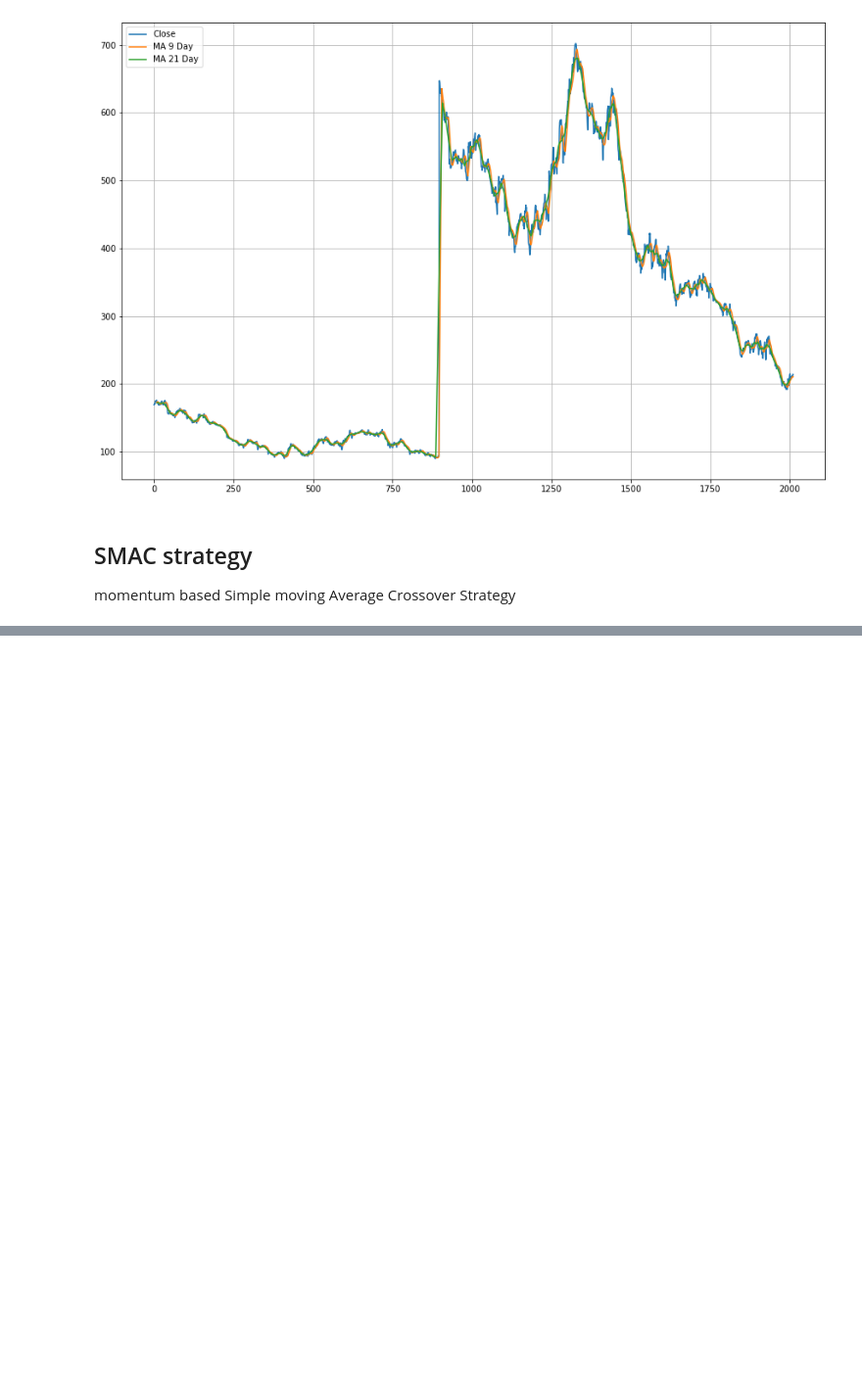
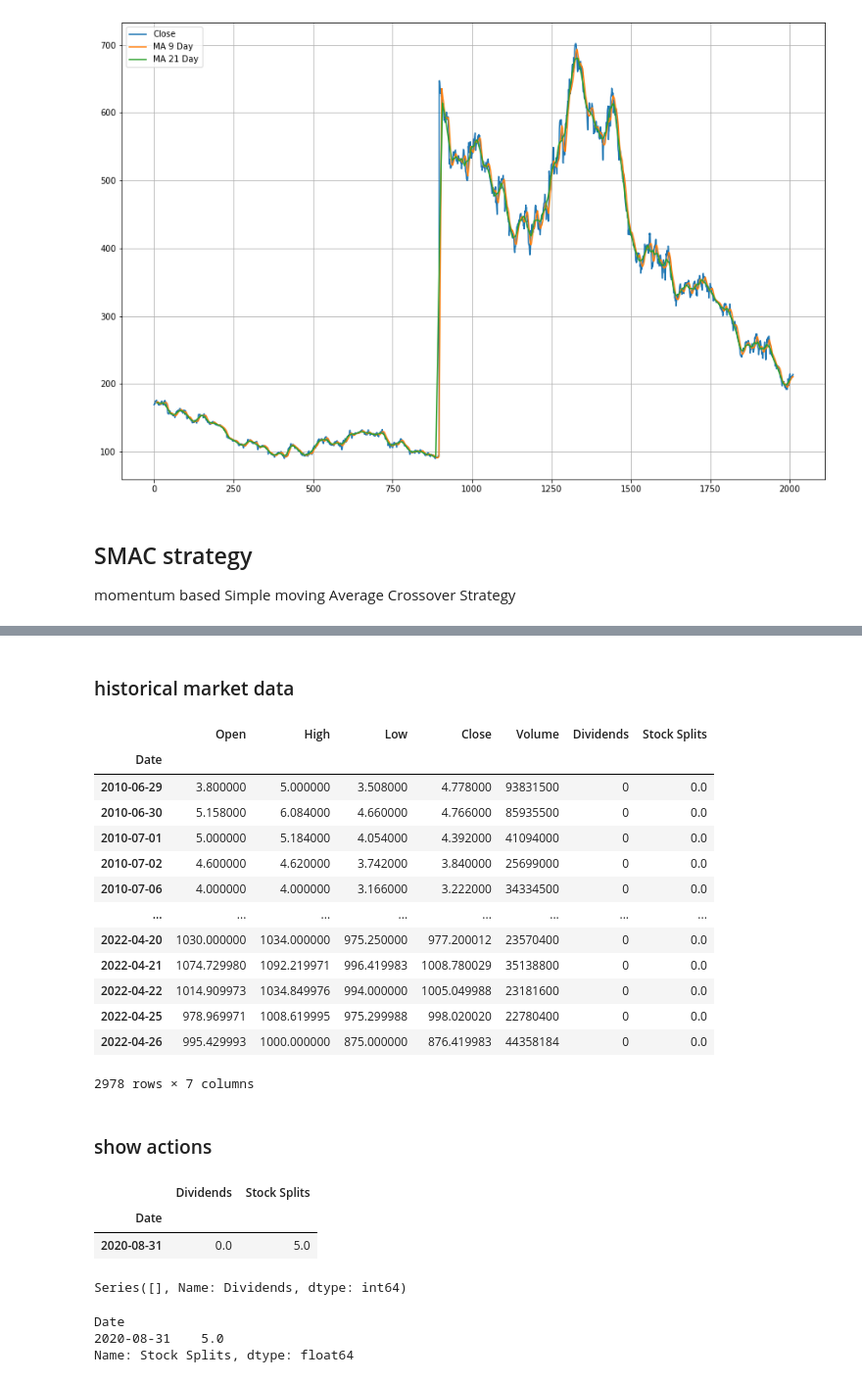
Before and after one commit to tonymbennett5/Quand, a Jupyter notebook: Analysis .ipynb, the cells around one changed output, grey strips where cells are left out. Shown at 98% size. Saved outputs shown, nothing was run; the diff lists cells and outputs as text; code cells hidden in the pictures; blank space fills up the shorter version.

```diff
--- a/Analysis .ipynb
+++ b/Analysis .ipynb
@@ -181,0 +215,3 @@ momentum based Simple moving Average Crossover Strategy
+# %%
+# looking at tesla
+tsla = yf.Ticker('TSLA')
@@ -181,0 +240,38 @@ momentum based Simple moving Average Crossover Strategy
+# %% [markdown]
+### historical market data
+# %%
+history_tsla = tsla.history(period = 'max')
+history_tsla
+# %% [output]
+|  | Open | High | Low | Close | Volume | Dividends | Stock Splits |
+| Date |  |  |  |  |  |  |  |
+| 2010-06-29 | 3.800000 | 5.000000 | 3.508000 | 4.778000 | 93831500 | 0 | 0.0 |
+| 2010-06-30 | 5.158000 | 6.084000 | 4.660000 | 4.766000 | 85935500 | 0 | 0.0 |
+| 2010-07-01 | 5.000000 | 5.184000 | 4.054000 | 4.392000 | 41094000 | 0 | 0.0 |
+| 2010-07-02 | 4.600000 | 4.620000 | 3.742000 | 3.840000 | 25699000 | 0 | 0.0 |
+| 2010-07-06 | 4.000000 | 4.000000 | 3.166000 | 3.222000 | 34334500 | 0 | 0.0 |
+| ... | ... | ... | ... | ... | ... | ... | ... |
+| 2022-04-20 | 1030.000000 | 1034.000000 | 975.250000 | 977.200012 | 23570400 | 0 | 0.0 |
+| 2022-04-21 | 1074.729980 | 1092.219971 | 996.419983 | 1008.780029 | 35138800 | 0 | 0.0 |
+| 2022-04-22 | 1014.909973 | 1034.849976 | 994.000000 | 1005.049988 | 23181600 | 0 | 0.0 |
+| 2022-04-25 | 978.969971 | 1008.619995 | 975.299988 | 998.020020 | 22780400 | 0 | 0.0 |
+| 2022-04-26 | 995.429993 | 1000.000000 | 875.000000 | 876.419983 | 44358184 | 0 | 0.0 |
+2978 rows × 7 columns
+# %% [markdown]
+### show actions
+# %%
+tsla.actions
+# %% [output]
+|  | Dividends | Stock Splits |
+| Date |  |  |
+| 2020-08-31 | 0.0 | 5.0 |
+# %%
+tsla.dividends
+# %% [output]
+Series([], Name: Dividends, dtype: int64)
+# %%
+tsla.splits
+# %% [output]
+Date
+2020-08-31    5.0
+Name: Stock Splits, dtype: float64
```
Also changed, not shown: parts of 27 cells of this notebook.
